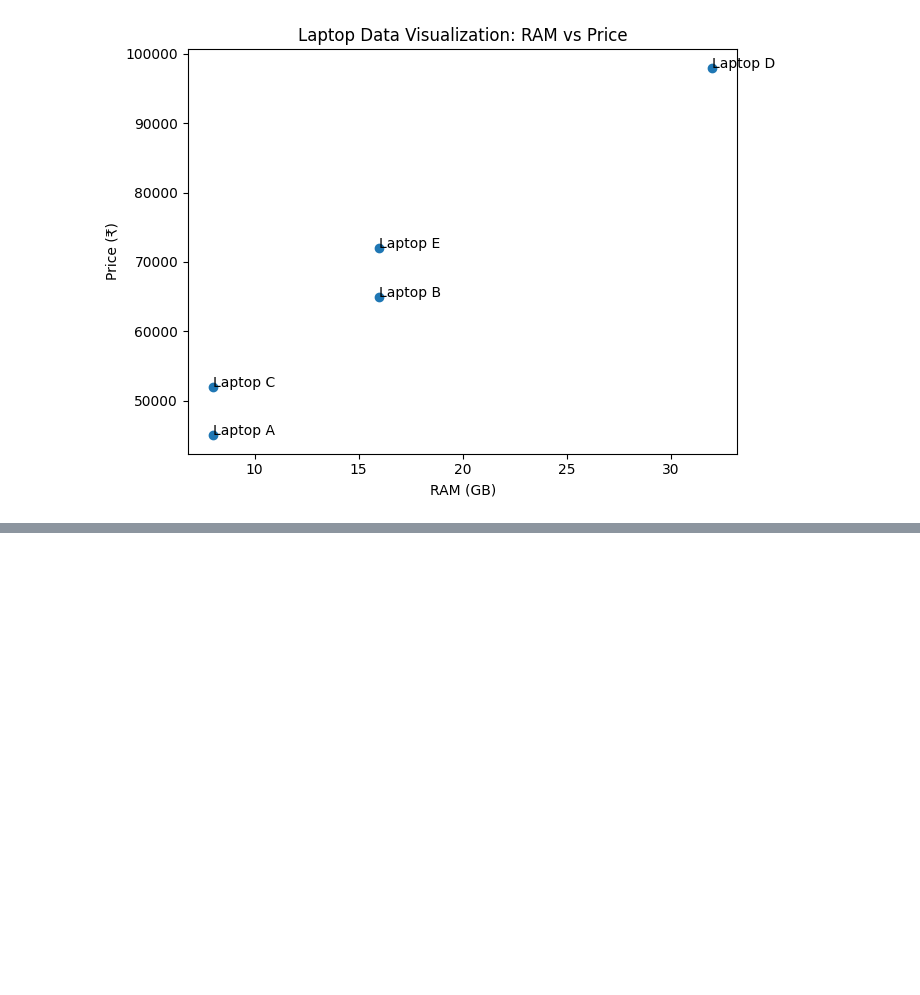
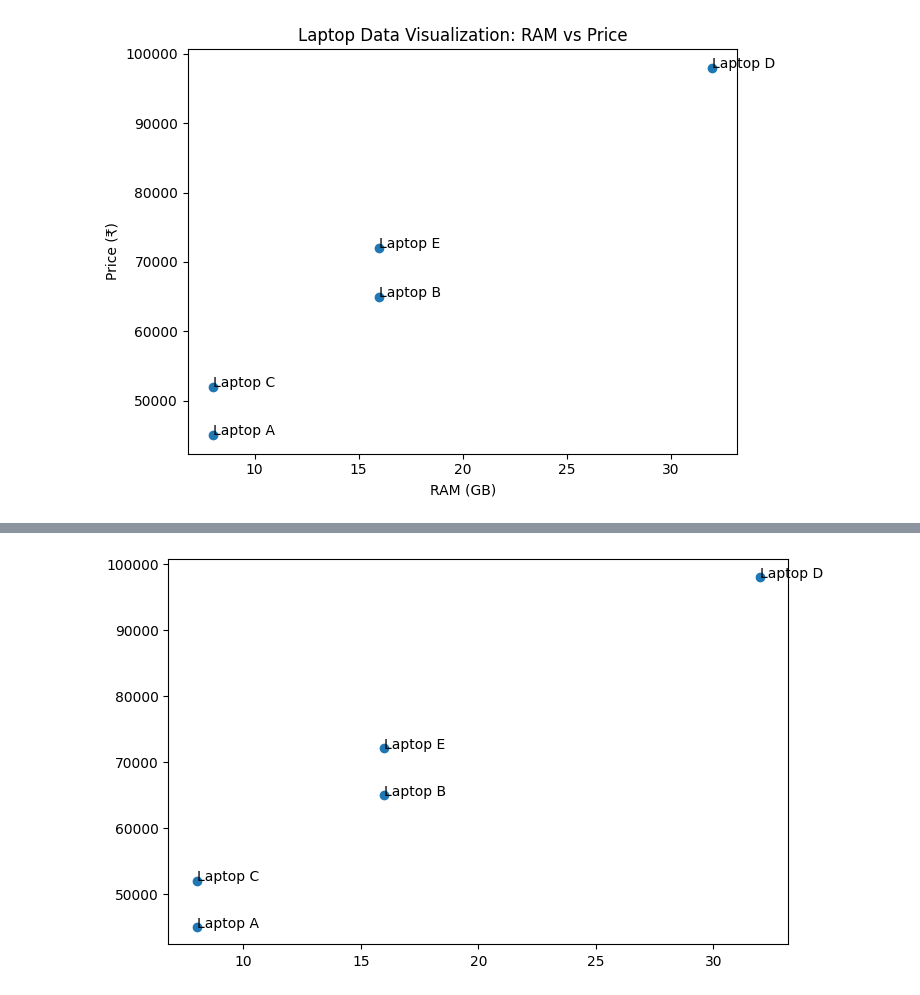
Before and after one commit to Shrajal-sahu-18/Data_Visulization, a Jupyter notebook: practice.ipynb, the cells around one changed output, grey strips where cells are left out. Drawn from its saved outputs; the diff is of its cells as text; code cells hidden in the pictures; blank space fills up the shorter version.

```diff
--- a/practice.ipynb
+++ b/practice.ipynb
@@ -29,0 +39,8 @@ ratings = [4.1, 4.4, 4.2, 4.8, 4.5]
+# %%
+plt.figure(figsize=(8,5))
+plt.scatter(ram, price)
+
+for x, y, m in zip(ram, price, models):
+    plt.annotate(m, (x, y))
+# %% [output]
+[figure, added]
```
Also changed, not shown: parts of 1 cell of this notebook.
